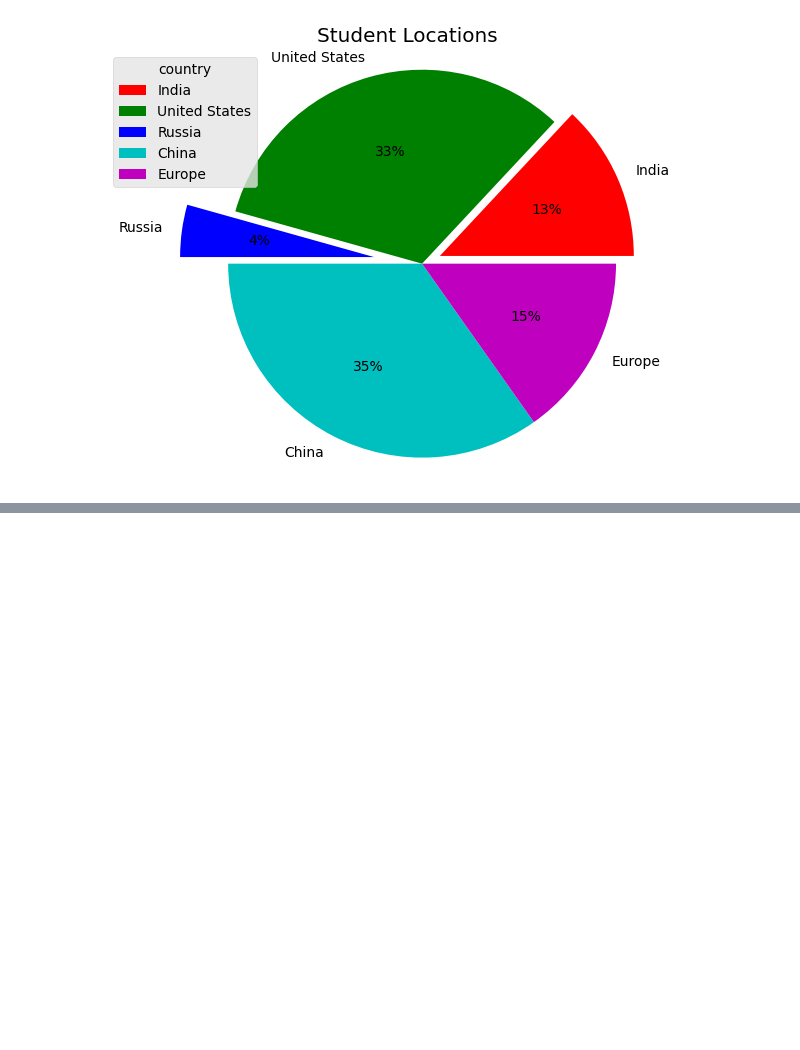
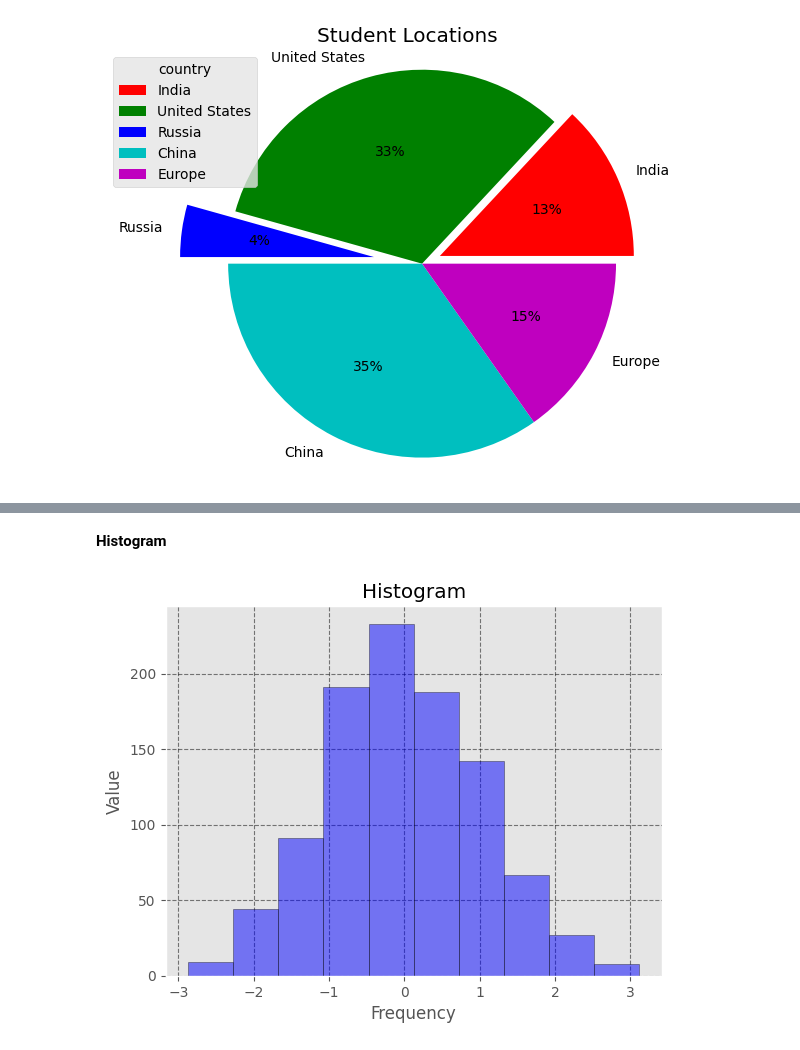
Before and after one commit to karthik-k11/Data-Science-Libraries-Practice, a Jupyter notebook: Matplotlib_practice.ipynb, the cells around one changed output, grey strips where cells are left out. Cells and saved outputs as stored; diff of their text form; code cells hidden in the pictures; blank space fills up the shorter version.

```diff
--- a/Matplotlib_practice.ipynb
+++ b/Matplotlib_practice.ipynb
@@ -203,0 +278,14 @@ plt.show()
+# %% [markdown]
+**Histogram**
+# %%
+data = np.random.randn(1000)
+plt.hist(data, bins=10, alpha=0.5, edgecolor='black', histtype='bar', color='blue', orientation='vertical') #histtype: bar, step, stepfilled, orientation: vertical , horizontal
+
+plt.ylabel('Value')
+plt.xlabel('Frequency')
+plt.title('Histogram')
+
+plt.grid(axis='both', linestyle='--', color='k', alpha=0.5)
+plt.show()
+# %% [output]
+[figure, added]
```
Also changed, not shown: parts of 15 cells of this notebook.
